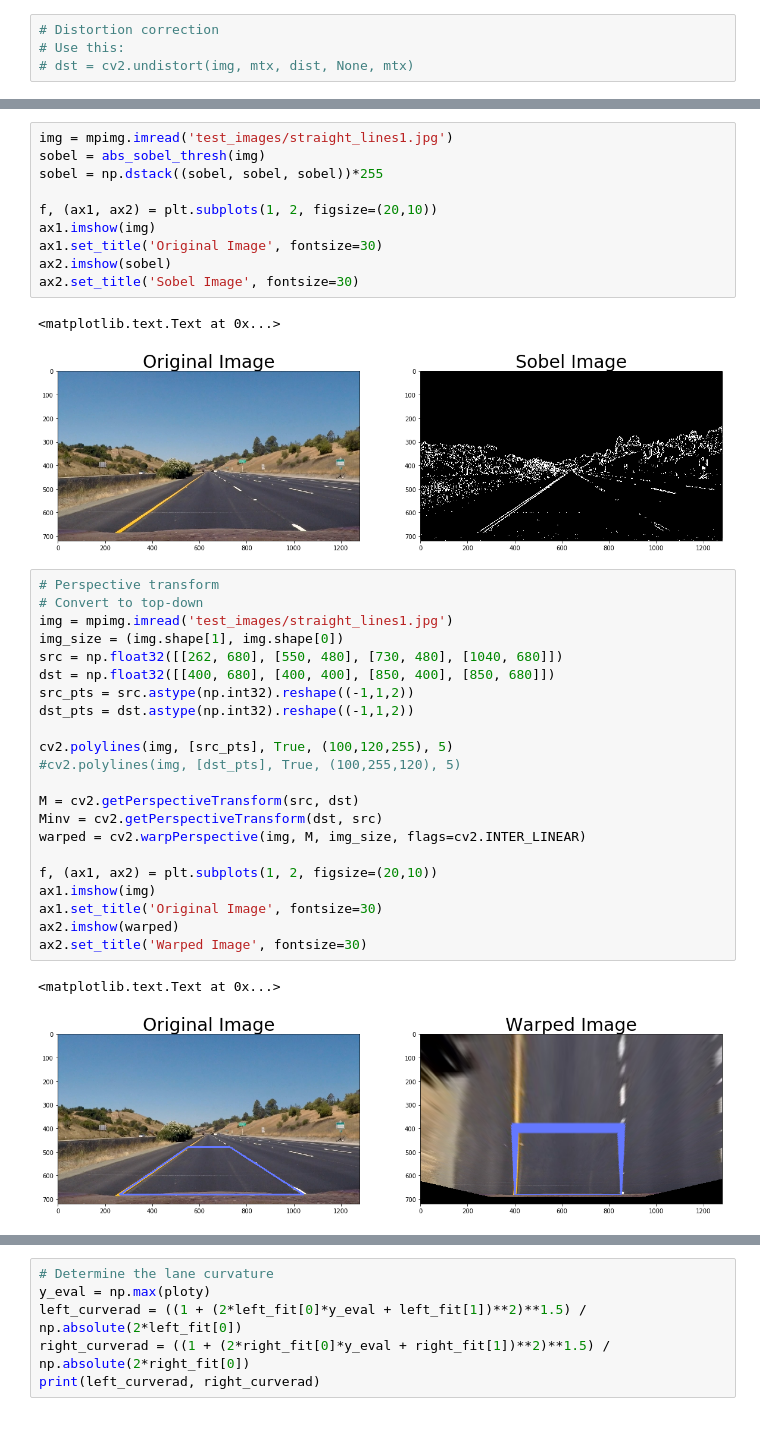
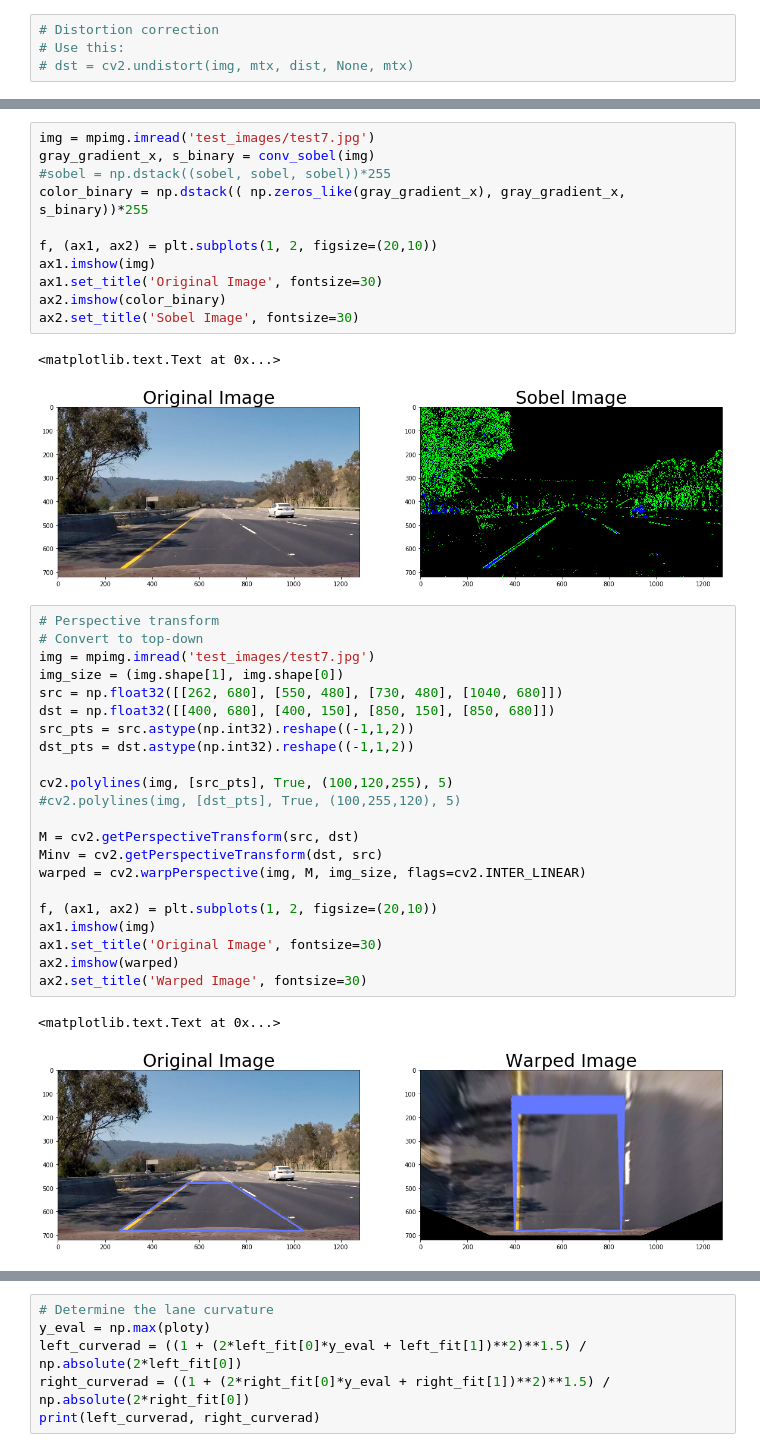
Before and after one commit to adelsam/CarND-Advanced-Lane-Lines, a Jupyter notebook: Lane Finding.ipynb, the cells around one changed output, grey strips where cells are left out. Saved outputs shown, nothing was run; the diff lists cells and outputs as text.

Commit message:
fixed the sobel binary and cheating a little on the warped perspective

```diff
--- a/Lane Finding.ipynb
+++ b/Lane Finding.ipynb
@@ -112,38 +147,39 @@ def abs_sobel_thresh(img, orient='x', sobel_kernel=3, thresh=(20, 100)):
 # %%
-img = mpimg.imread('test_images/straight_lines1.jpg')
-sobel = abs_sobel_thresh(img)
-sobel = np.dstack((sobel, sobel, sobel))*255
+img = mpimg.imread('test_images/test7.jpg')
+gray_gradient_x, s_binary = conv_sobel(img)
+#sobel = np.dstack((sobel, sobel, sobel))*255
+color_binary = np.dstack(( np.zeros_like(gray_gradient_x), gray_gradient_x, s_binary))*255
 
 f, (ax1, ax2) = plt.subplots(1, 2, figsize=(20,10))
 ax1.imshow(img)
 ax1.set_title('Original Image', fontsize=30)
-ax2.imshow(sobel)
+ax2.imshow(color_binary)
 ax2.set_title('Sobel Image', fontsize=30)
 # %% [output]
 <matplotlib.text.Text at 0x...>
-[figure, old version]
+[figure, new version]
 # %%
 # Perspective transform
 # Convert to top-down
-img = mpimg.imread('test_images/straight_lines1.jpg')
+img = mpimg.imread('test_images/test7.jpg')
 img_size = (img.shape[1], img.shape[0])
 src = np.float32([[262, 680], [550, 480], [730, 480], [1040, 680]])
-dst = np.float32([[400, 680], [400, 400], [850, 400], [850, 680]])
+dst = np.float32([[400, 680], [400, 150], [850, 150], [850, 680]])
 src_pts = src.astype(np.int32).reshape((-1,1,2))
 dst_pts = dst.astype(np.int32).reshape((-1,1,2))
 
 cv2.polylines(img, [src_pts], True, (100,120,255), 5)
 #cv2.polylines(img, [dst_pts], True, (100,255,120), 5)
 
 M = cv2.getPerspectiveTransform(src, dst)
 Minv = cv2.getPerspectiveTransform(dst, src)
 warped = cv2.warpPerspective(img, M, img_size, flags=cv2.INTER_LINEAR)
 
 f, (ax1, ax2) = plt.subplots(1, 2, figsize=(20,10))
 ax1.imshow(img)
 ax1.set_title('Original Image', fontsize=30)
 ax2.imshow(warped)
 ax2.set_title('Warped Image', fontsize=30)
 # %% [output]
 <matplotlib.text.Text at 0x...>
-[figure, old version]
+[figure, new version]
```
Also changed, not shown: parts of 9 cells of this notebook, 1 other file.
